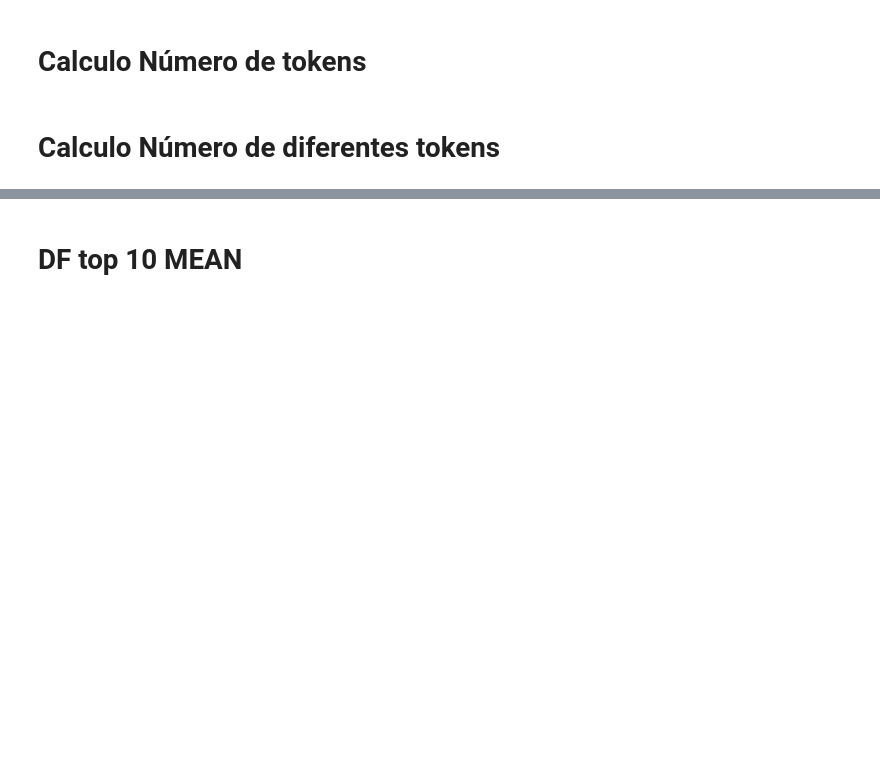
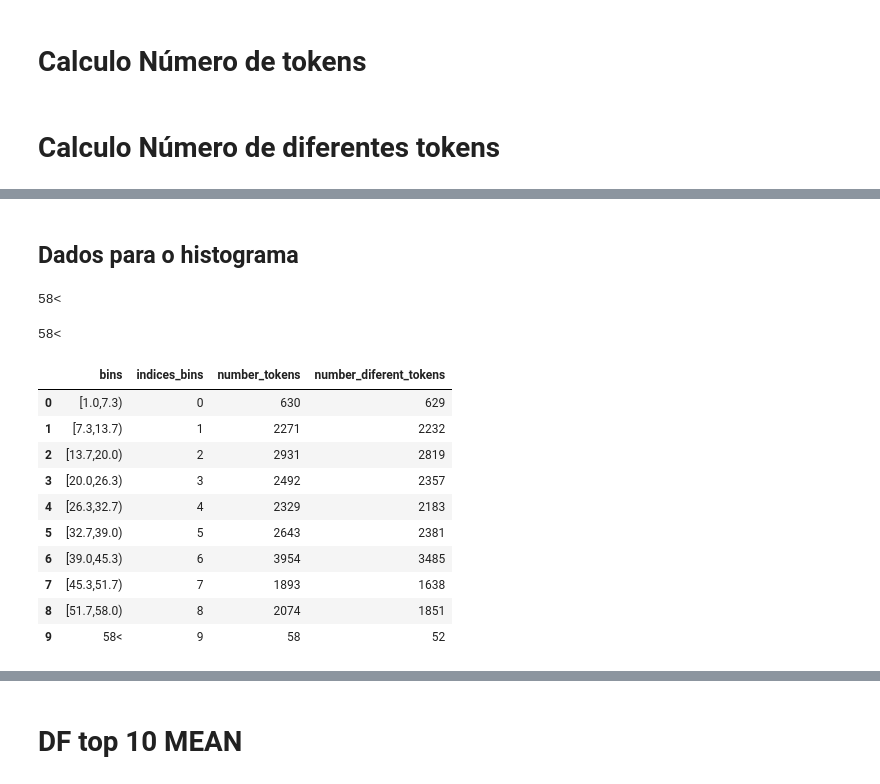
Before and after one commit to juliohenr/TEXT-EXPLORATORY, a Jupyter notebook: data_extract_twitter/api_twitter_study.ipynb, the cells around one changed output, grey strips where cells are left out. Drawn from its saved outputs; the diff is of its cells as text; code cells hidden in the pictures; blank space fills up the shorter version.

```diff
--- a/data_extract_twitter/api_twitter_study.ipynb
+++ b/data_extract_twitter/api_twitter_study.ipynb
@@ -430,0 +391,28 @@ data_tweets_final['number_diferent_tokens'] = data_tweets_final['text'].apply(la
+# %% [markdown]
+## Dados para o histograma
+# %%
+data_tweets_final['bins'] = data_tweets_final['number_tokens'].apply(lambda x: function_to_calc_histogram(x,initial_interval = min_count, final_interval = max_count,n_bins = 10,indice=False))
+# %% [output]
+58<
+# %%
+data_tweets_final['indices_bins'] = data_tweets_final['number_tokens'].apply(lambda x: function_to_calc_histogram(x,initial_interval = min_count, final_interval = max_count,n_bins = 10,indice=True))
+# %% [output]
+58<
+# %%
+data_histogram = data_tweets_final.groupby(["bins","indices_bins"]).sum().sort_values(by=["indices_bins"])
+# %%
+data_histogram.reset_index(drop=False,inplace=True)
+# %%
+data_histogram
+# %% [output]
+|  | bins | indices_bins | number_tokens | number_diferent_tokens |
+| 0 | [1.0,7.3) | 0 | 630 | 629 |
+| 1 | [7.3,13.7) | 1 | 2271 | 2232 |
+| 2 | [13.7,20.0) | 2 | 2931 | 2819 |
+| 3 | [20.0,26.3) | 3 | 2492 | 2357 |
+| 4 | [26.3,32.7) | 4 | 2329 | 2183 |
+| 5 | [32.7,39.0) | 5 | 2643 | 2381 |
+| 6 | [39.0,45.3) | 6 | 3954 | 3485 |
+| 7 | [45.3,51.7) | 7 | 1893 | 1638 |
+| 8 | [51.7,58.0) | 8 | 2074 | 1851 |
+| 9 | 58< | 9 | 58 | 52 |
```
Also changed, not shown: parts of 21 cells of this notebook, 10 other files.
